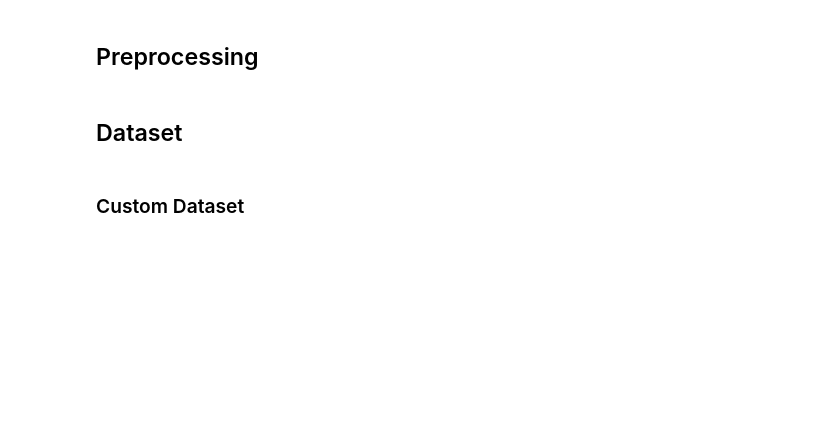
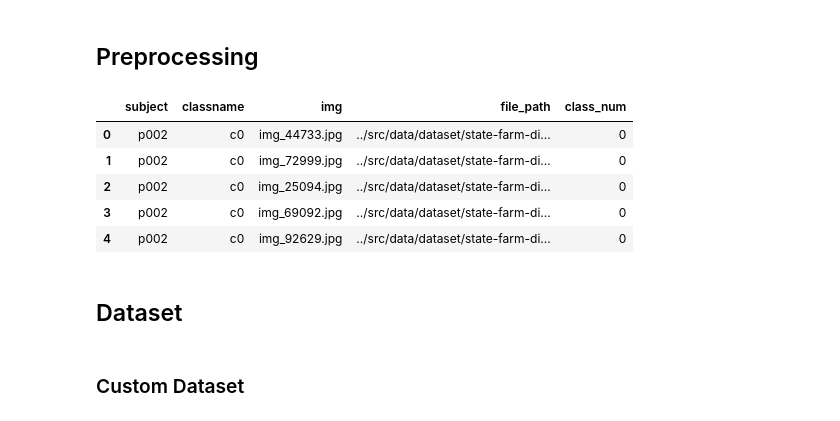
Before and after one commit to AndreaBe99/multimodal-interaction-project, a Jupyter notebook: notebooks/train.ipynb, the cells around one changed output. Cells and saved outputs as stored; diff of their text form; code cells hidden in the pictures; blank space fills up the shorter version.

```diff
--- a/notebooks/train.ipynb
+++ b/notebooks/train.ipynb
@@ -109,6 +111,8 @@ def fix_seed(seed):
 ## Dataset Exploration
 # %%
 # Read csv file
-df = pd.read_csv(StaticDataset.CSV_FILE_PATH.value)
+print(os.getcwd())
+fix_seed(StaticLearningParameter.SEED.value)
+df = pd.read_csv("../" + StaticDataset.CSV_FILE_PATH.value)
 # Show first 5 lines
 df.head(5)
@@ -173,12 +199,23 @@ for i, (key, value) in enumerate(StaticDataset.ACTIVITY_MAP.value.items()):
 ## Preprocessing
 # %%
 # Add file path column
-df['file_path'] = df.apply(lambda x: osp.join(
-    StaticDataset.DATA_DIR.value, 'imgs/train', x.classname, x.img), axis=1)
+df["file_path"] = df.apply(
+    lambda x: osp.join(
+        "../" + StaticDataset.DATA_DIR.value, "imgs/train", x.classname, x.img
+    ),
+    axis=1,
+)
 
 # Add Column by Converting Correct Answer Labels to Numbers
-df['class_num'] = df['classname'].map(lambda x: int(x[1]))
+df["class_num"] = df["classname"].map(lambda x: int(x[1]))
 df.head(5)
+# %% [output]
+|  | subject | classname | img | file_path | class_num |
+| 0 | p002 | c0 | img_44733.jpg | ../src/data/dataset/state-farm-di... | 0 |
+| 1 | p002 | c0 | img_72999.jpg | ../src/data/dataset/state-farm-di... | 0 |
+| 2 | p002 | c0 | img_25094.jpg | ../src/data/dataset/state-farm-di... | 0 |
+| 3 | p002 | c0 | img_69092.jpg | ../src/data/dataset/state-farm-di... | 0 |
+| 4 | p002 | c0 | img_92629.jpg | ../src/data/dataset/state-farm-di... | 0 |
 # %% [markdown]
 ## Dataset
 # %% [markdown]
```
Also changed, not shown: parts of 18 cells of this notebook, 1 other file.
